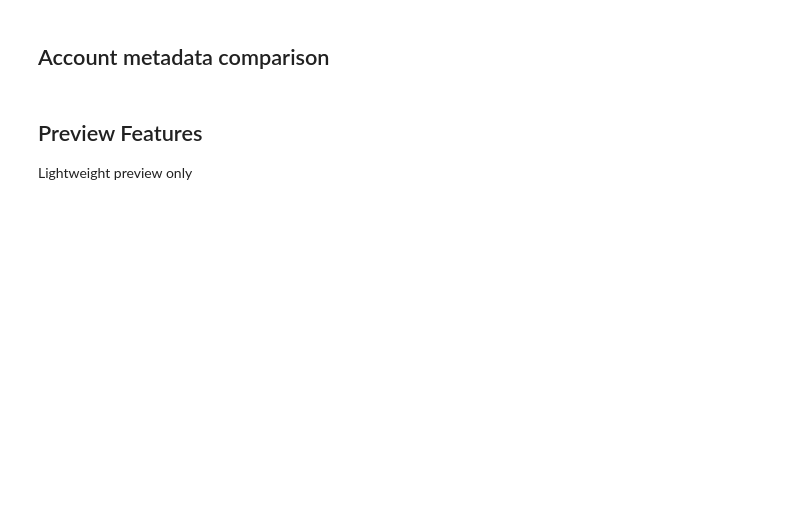
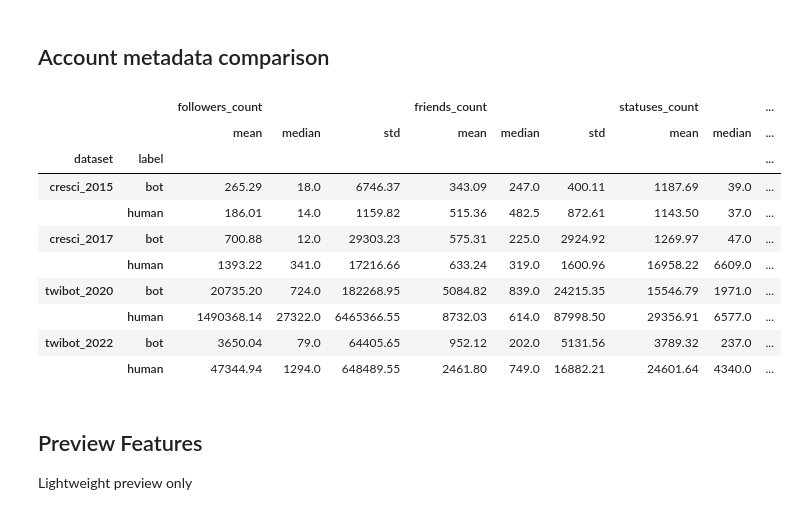
Before and after one commit to AhteshamAlvi/Twibot_Detection_Research, a Jupyter notebook: notebooks/01_eda.ipynb, the cells around one changed output. Saved outputs shown, nothing was run; the diff lists cells and outputs as text; code cells hidden in the pictures; blank space fills up the shorter version.

```diff
--- a/notebooks/01_eda.ipynb
+++ b/notebooks/01_eda.ipynb
@@ -326,25 +371,36 @@ display(
 # %%
 candidate_user_cols = [
     "followers_count",
     "friends_count",
     "statuses_count",
-    "favourites_count",
     "listed_count",
 ]
 
 candidate_user_cols = [c for c in candidate_user_cols if c in users_all.columns]
 
 for col in candidate_user_cols:
     users_all[col] = pd.to_numeric(users_all[col], errors="coerce")
 
 metadata_summary = (
     users_all
     .groupby(["dataset", "label"])[candidate_user_cols]
     .agg(["mean", "median", "std"])
     .round(2)
 )
 
 display(metadata_summary)
+# %% [output]
+|  |  | followers_count |  |  | friends_count |  |  | statuses_count |  | ... |
+|  |  | mean | median | std | mean | median | std | mean | median | ... |
+| dataset | label |  |  |  |  |  |  |  |  | ... |
+| cresci_2015 | bot | 265.29 | 18.0 | 6746.37 | 343.09 | 247.0 | 400.11 | 1187.69 | 39.0 | ... |
+|  | human | 186.01 | 14.0 | 1159.82 | 515.36 | 482.5 | 872.61 | 1143.50 | 37.0 | ... |
+| cresci_2017 | bot | 700.88 | 12.0 | 29303.23 | 575.31 | 225.0 | 2924.92 | 1269.97 | 47.0 | ... |
+|  | human | 1393.22 | 341.0 | 17216.66 | 633.24 | 319.0 | 1600.96 | 16958.22 | 6609.0 | ... |
+| twibot_2020 | bot | 20735.20 | 724.0 | 182268.95 | 5084.82 | 839.0 | 24215.35 | 15546.79 | 1971.0 | ... |
+|  | human | 1490368.14 | 27322.0 | 6465366.55 | 8732.03 | 614.0 | 87998.50 | 29356.91 | 6577.0 | ... |
+| twibot_2022 | bot | 3650.04 | 79.0 | 64405.65 | 952.12 | 202.0 | 5131.56 | 3789.32 | 237.0 | ... |
+|  | human | 47344.94 | 1294.0 | 648489.55 | 2461.80 | 749.0 | 16882.21 | 24601.64 | 4340.0 | ... |
 # %% [markdown]
 ## Preview Features
 Lightweight preview only
```
Also changed, not shown: parts of 7 cells of this notebook, 8 other files.
